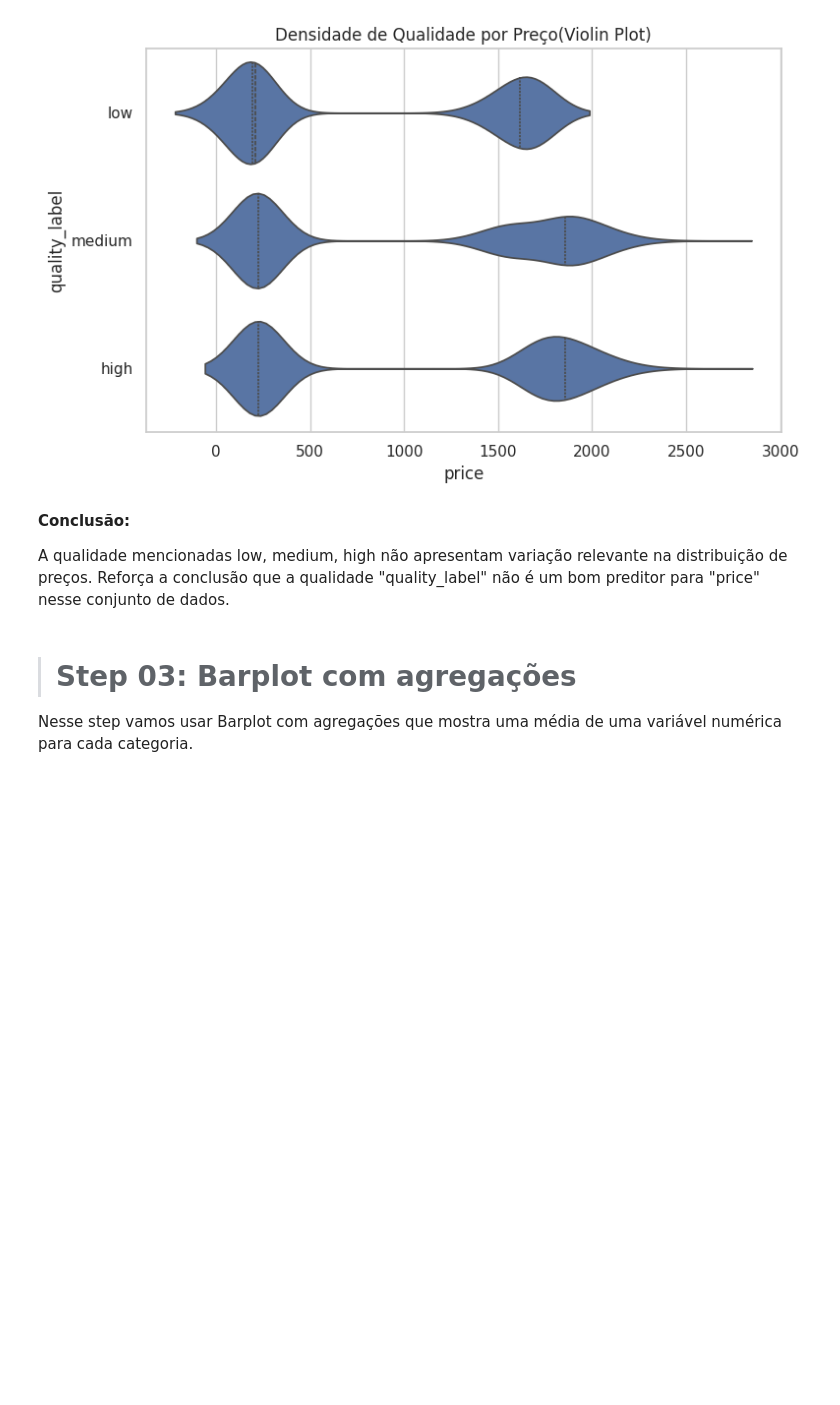
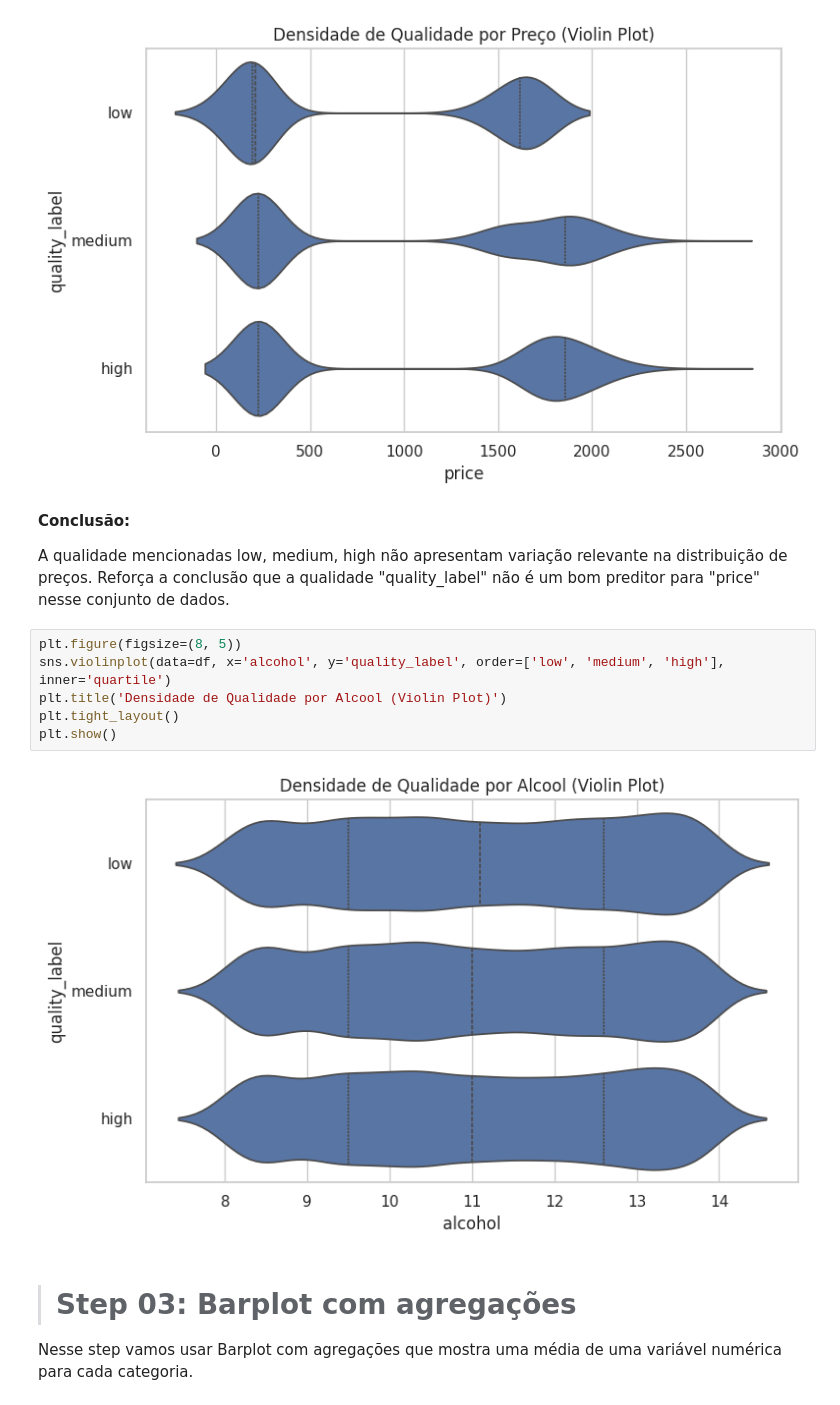
Before and after one commit to RodrigoMarenda/Analise_de_Dados, a Jupyter notebook: Wine_Quality.ipynb, the cells around one changed output. Drawn from its saved outputs; the diff is of its cells as text; blank space fills up the shorter version.

```diff
--- a/Wine_Quality.ipynb
+++ b/Wine_Quality.ipynb
@@ -722,6 +787,14 @@ plt.show()
 **Conclusão:**
 
 A qualidade mencionadas low, medium, high não apresentam variação relevante na distribuição de preços. Reforça a conclusão que a qualidade "quality_label" não é um bom preditor para "price" nesse conjunto de dados.
+# %%
+plt.figure(figsize=(8, 5))
+sns.violinplot(data=df, x='alcohol', y='quality_label', order=['low', 'medium', 'high'], inner='quartile')
+plt.title('Densidade de Qualidade por Alcool (Violin Plot)')
+plt.tight_layout()
+plt.show()
+# %% [output]
+[figure, added]
 # %% [markdown]
 > # Step 03: Barplot com agregações
 
```
Also changed, not shown: parts of 25 cells of this notebook.
